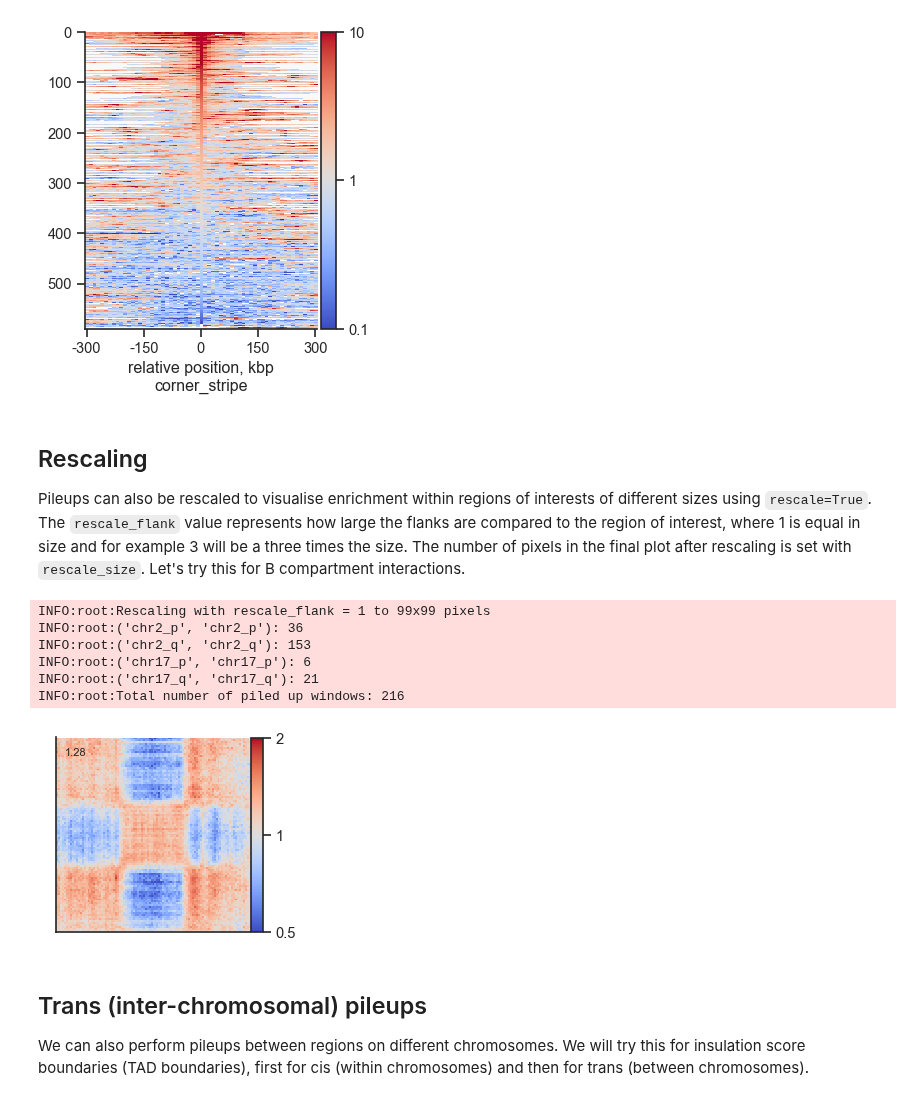
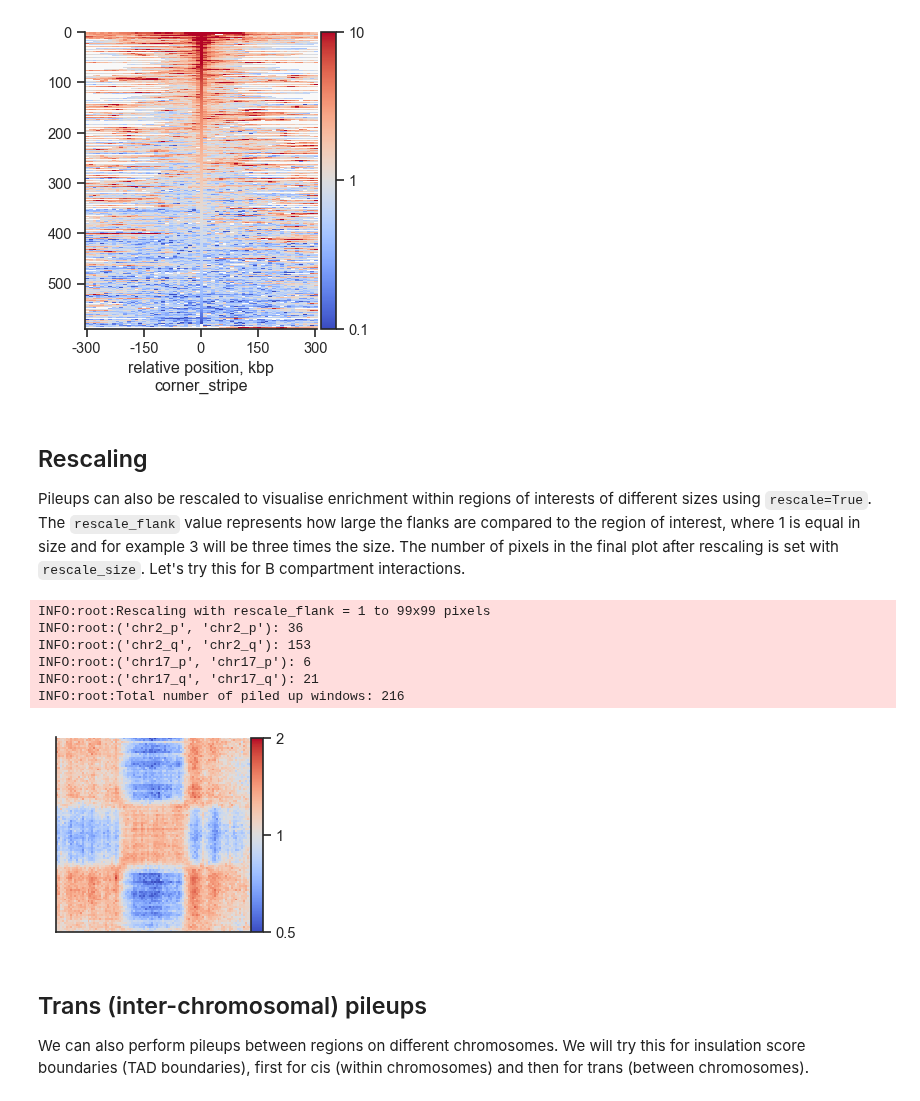
Before and after one commit to open2c/coolpuppy, a Jupyter notebook: docs/source/Examples/Walkthrough_API.ipynb, the cells around one changed output. Saved outputs shown, nothing was run; the diff lists cells and outputs as text; code cells hidden in the pictures.

```diff
--- a/docs/source/Examples/Walkthrough_API.ipynb
+++ b/docs/source/Examples/Walkthrough_API.ipynb
@@ -448,7 +445,7 @@ plotpup.make_heatmap_stripes(pup.loc[(pup["strand1"] == "+") &
 # %% [markdown]
 ## Rescaling
 
-Pileups can also be rescaled to visualise enrichment within regions of interests of different sizes using `rescale=True`. The `rescale_flank` value represents how large the flanks are compared to the region of interest, where 1 is equal in size and for example 3 will be a three times the size. The number of pixels in the final plot after rescaling is set with `rescale_size`. Let's try this for B compartment interactions.
+Pileups can also be rescaled to visualise enrichment within regions of interests of different sizes using `rescale=True`. The `rescale_flank` value represents how large the flanks are compared to the region of interest, where 1 is equal in size and for example 3 will be three times the size. The number of pixels in the final plot after rescaling is set with `rescale_size`. Let's try this for B compartment interactions.
 # %%
 # Load cooler at 1 Mb resolution
 clr_1Mb = cooler.Cooler(f'{cool_file}::/resolutions/1000000')
@@ -472,10 +469,10 @@ INFO:root:('chr17_q', 'chr17_q'): 21
 INFO:root:Total number of piled up windows: 216
 # %%
 fg = plotpup.make_heatmap_grid(pup,
-                               score=True, cmap='coolwarm', scale='log', sym=True, vmax=2,
-                               height=3)
+                               score=False, cmap='coolwarm', scale='log',
+                               sym=True, vmax=2, height=3)
 # %% [output]
-[figure, old version]
+[figure, new version]
 # %% [markdown]
 ## Trans (inter-chromosomal) pileups
 
```
Also changed, not shown: parts of 5 cells of this notebook, 1 other file.
